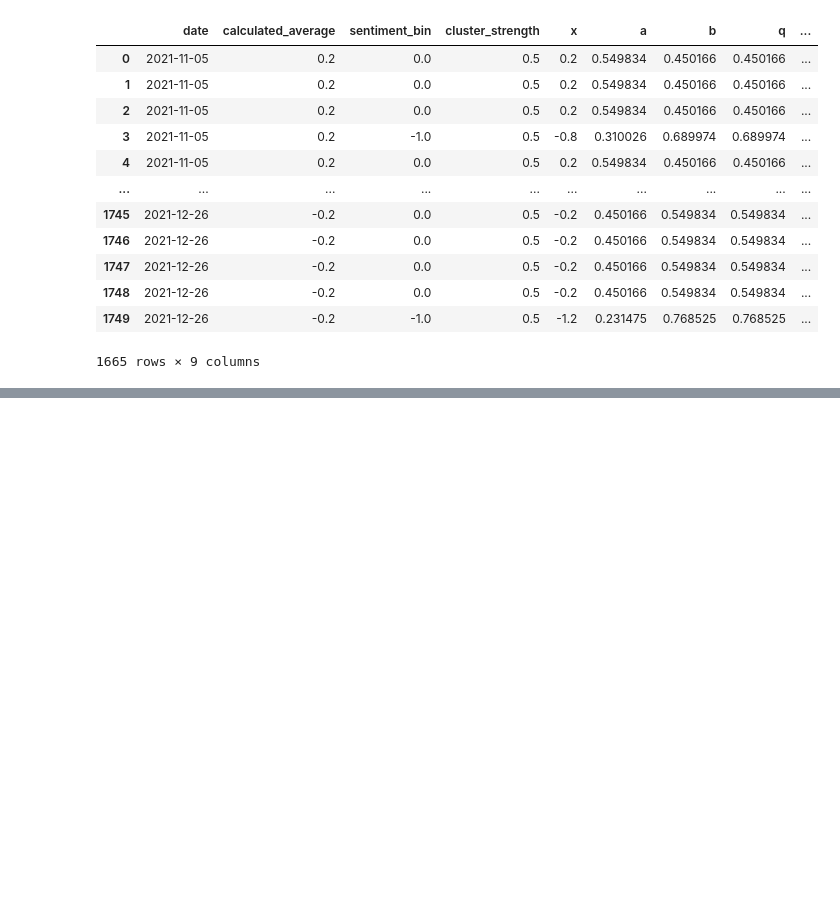
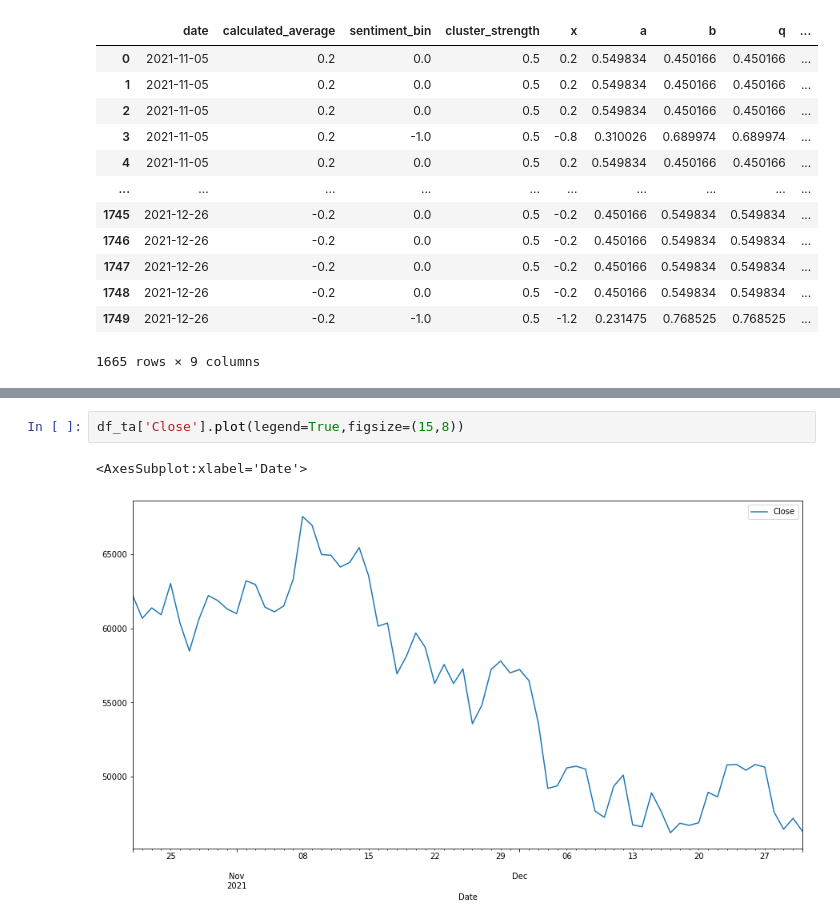
Before and after one commit to christianschwendner/coins_2122, a Jupyter notebook: Model/Model.ipynb, the cells around one changed output, grey strips where cells are left out. Cells and saved outputs as stored; diff of their text form; blank space fills up the shorter version.

```diff
--- a/Model/Model.ipynb
+++ b/Model/Model.ipynb
@@ -660,0 +685,5 @@ plt.show()
+# %%
+df_ta['Close'].plot(legend=True,figsize=(15,8))
+# %% [output]
+<AxesSubplot:xlabel='Date'>
+[figure, added]
```
Also changed, not shown: parts of 7 cells of this notebook.
